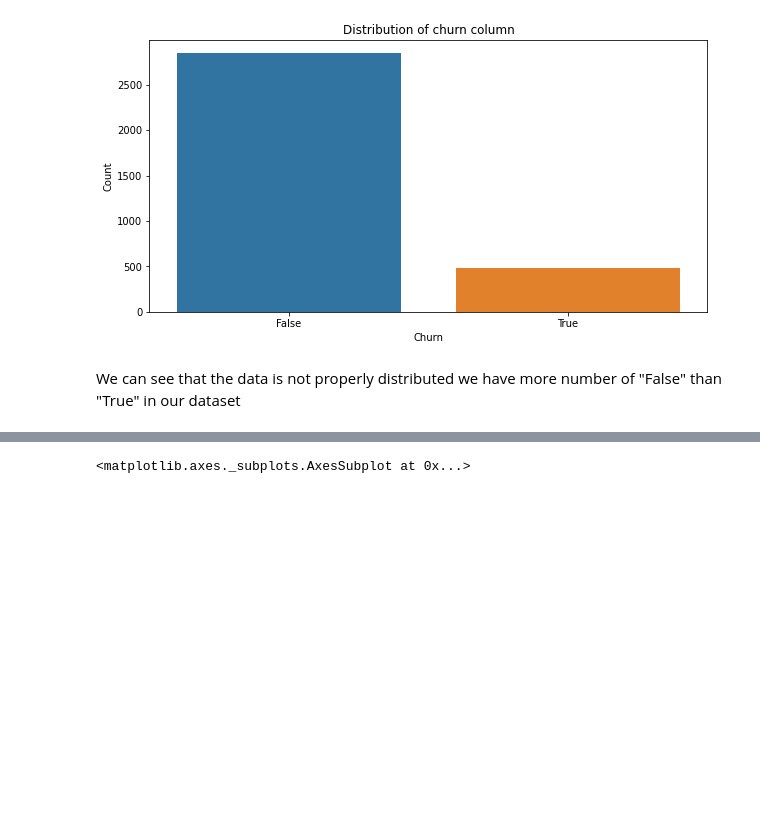
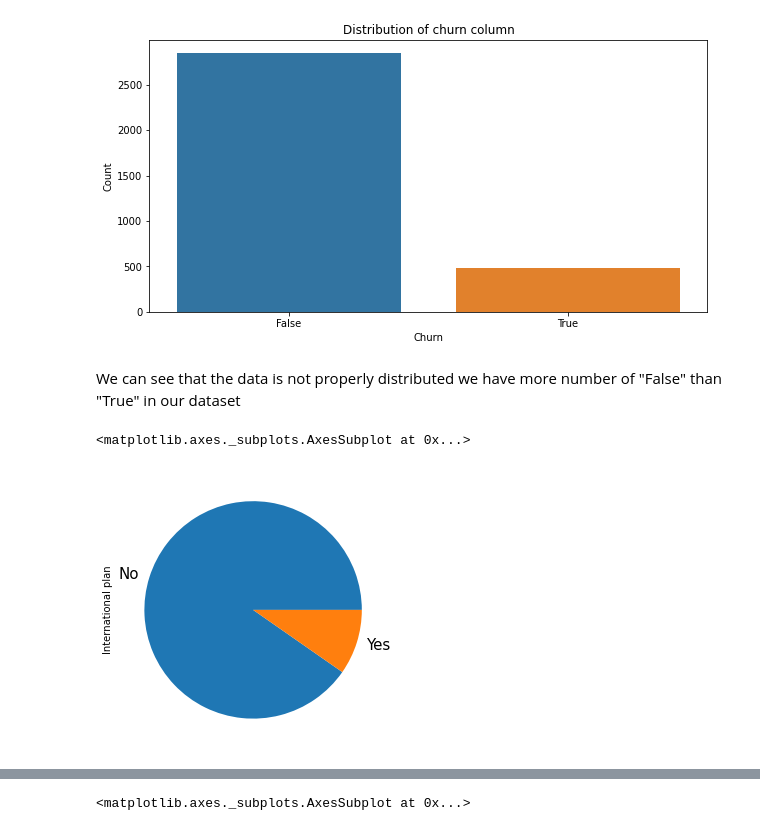
Before and after one commit to MiteshBhanushali/TelecomChurnAnalysis, a Jupyter notebook: Copy_of_Telecom_Churn_Analysis_Capstone_Project.ipynb, the cells around one changed output, grey strips where cells are left out. Drawn from its saved outputs; the diff is of its cells as text; code cells hidden in the pictures; blank space fills up the shorter version.

```diff
--- a/Copy_of_Telecom_Churn_Analysis_Capstone_Project.ipynb
+++ b/Copy_of_Telecom_Churn_Analysis_Capstone_Project.ipynb
@@ -195,3 +195,10 @@ Text(0.5, 1.0, 'Distribution of churn column')
 [figure]
 # %% [markdown]
 We can see that the data is not properly distributed we have more number of "False" than "True" in our dataset
+# %%
+telecom_data['International plan'].value_counts().plot(kind='pie',figsize=(10,5),fontsize=15)
+#telecom_data['International plan'].value_counts()
+#3010 for No and 323 for yes i.e 90% no and 10% yes
+# %% [output]
+<matplotlib.axes._subplots.AxesSubplot at 0x...>
+[figure, added]
```
Also changed, not shown: parts of 2 cells of this notebook.
